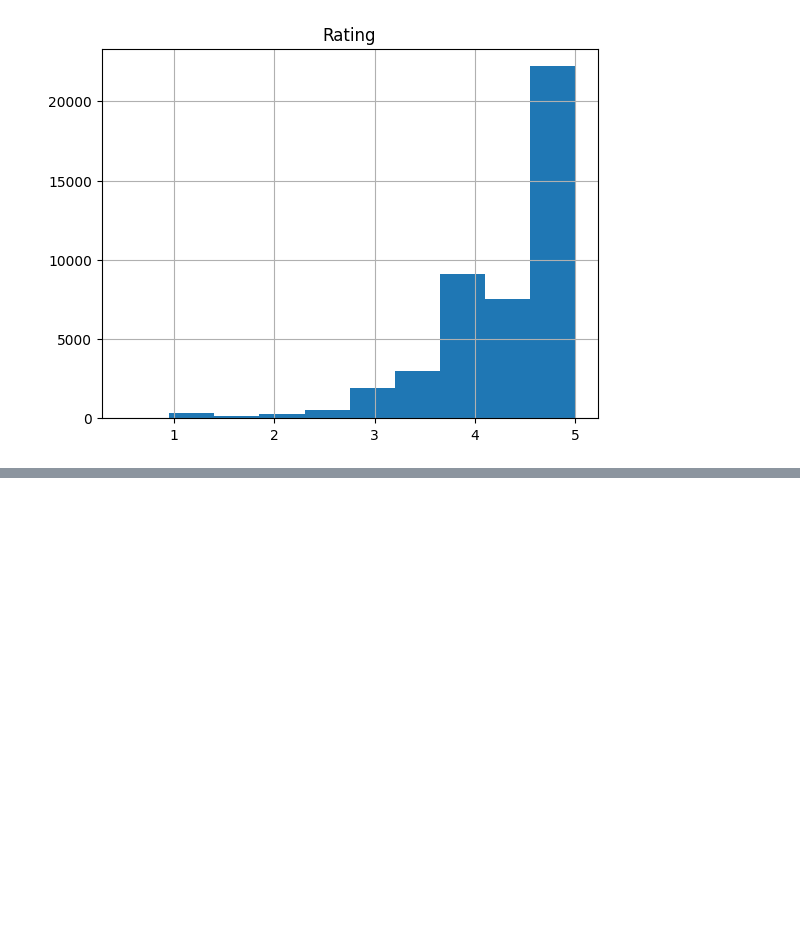
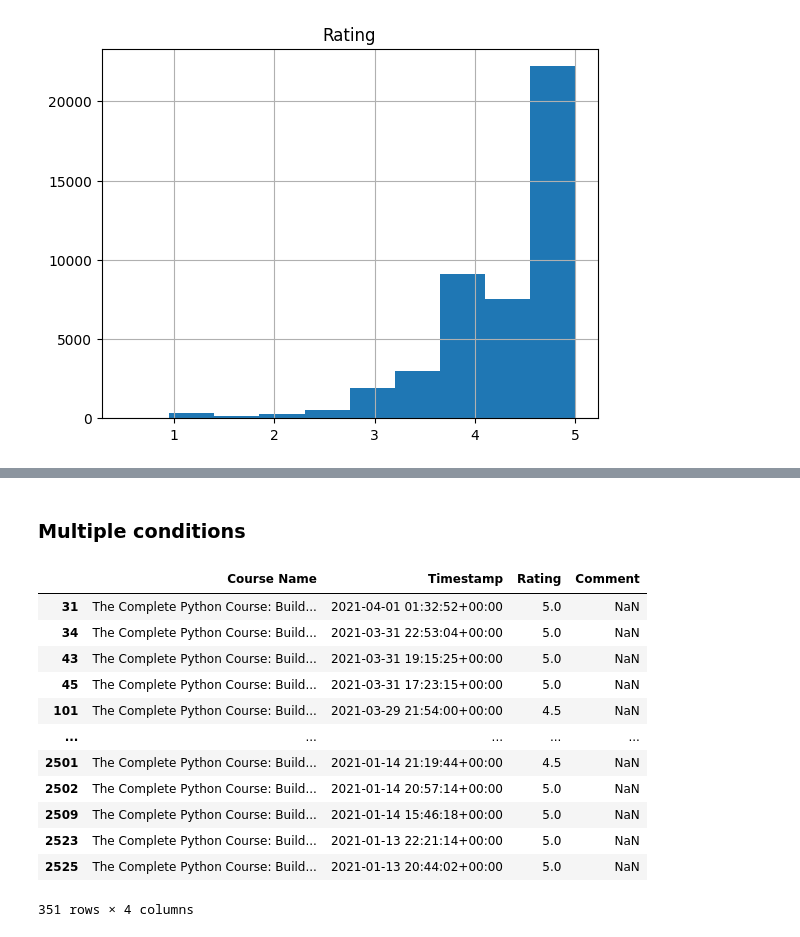
Before and after one commit to Macpdleonr/Python, a Jupyter notebook: Udemy/1Data Analysis and Visualization/reviews.ipynb, the cells around one changed output, grey strips where cells are left out. Cells and saved outputs as stored; diff of their text form; code cells hidden in the pictures; blank space fills up the shorter version.

```diff
--- a/Udemy/1Data Analysis and Visualization/reviews.ipynb
+++ b/Udemy/1Data Analysis and Visualization/reviews.ipynb
@@ -25,0 +121,18 @@ array([[<Axes: title={'center': 'Rating'}>]], dtype=object)
+# %% [markdown]
+### Multiple conditions
+# %%
+data[(data['Rating']>4)&(data['Course Name'] == 'The Complete Python Course: Build 10 Professional OOP Apps')]
+# %% [output]
+|  | Course Name | Timestamp | Rating | Comment |
+| 31 | The Complete Python Course: Build... | 2021-04-01 01:32:52+00:00 | 5.0 | NaN |
+| 34 | The Complete Python Course: Build... | 2021-03-31 22:53:04+00:00 | 5.0 | NaN |
+| 43 | The Complete Python Course: Build... | 2021-03-31 19:15:25+00:00 | 5.0 | NaN |
+| 45 | The Complete Python Course: Build... | 2021-03-31 17:23:15+00:00 | 5.0 | NaN |
+| 101 | The Complete Python Course: Build... | 2021-03-29 21:54:00+00:00 | 4.5 | NaN |
+| ... | ... | ... | ... | ... |
+| 2501 | The Complete Python Course: Build... | 2021-01-14 21:19:44+00:00 | 4.5 | NaN |
+| 2502 | The Complete Python Course: Build... | 2021-01-14 20:57:14+00:00 | 5.0 | NaN |
+| 2509 | The Complete Python Course: Build... | 2021-01-14 15:46:18+00:00 | 5.0 | NaN |
+| 2523 | The Complete Python Course: Build... | 2021-01-13 22:21:14+00:00 | 5.0 | NaN |
+| 2525 | The Complete Python Course: Build... | 2021-01-13 20:44:02+00:00 | 5.0 | NaN |
+351 rows × 4 columns
```
Also changed, not shown: parts of 22 cells of this notebook.
